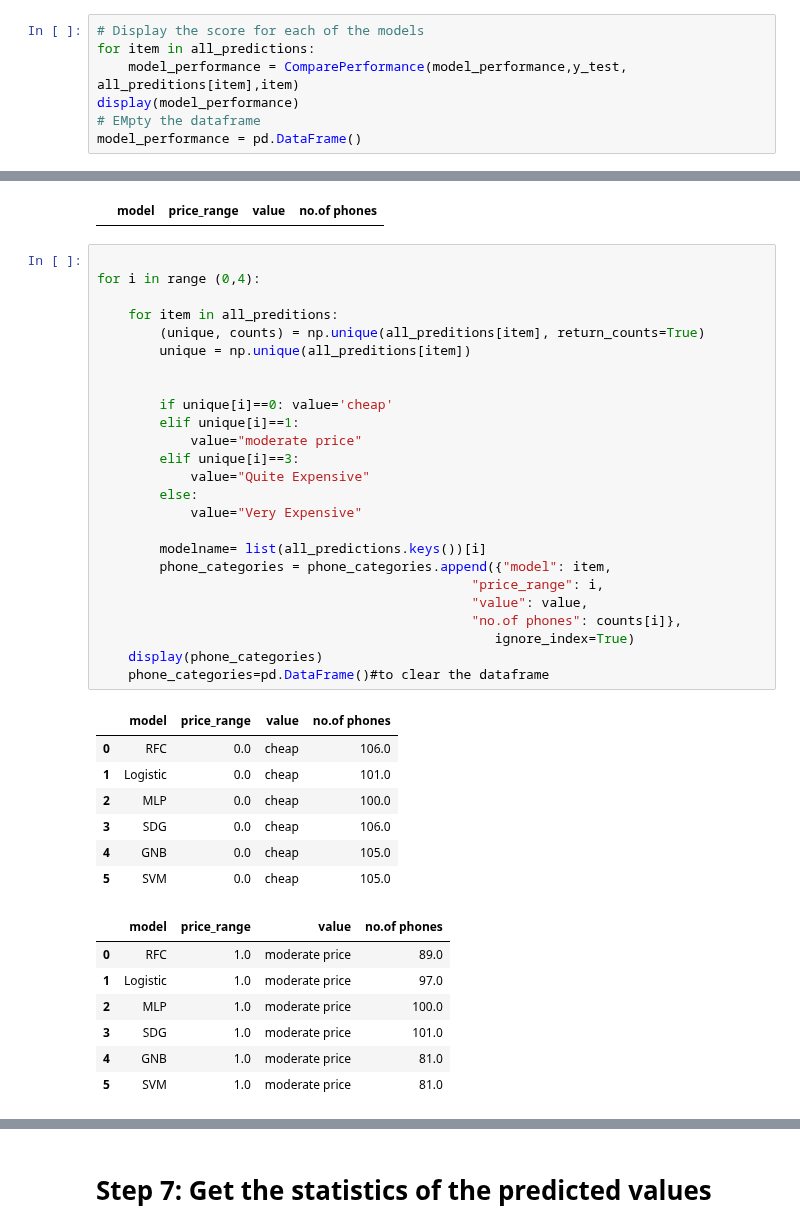
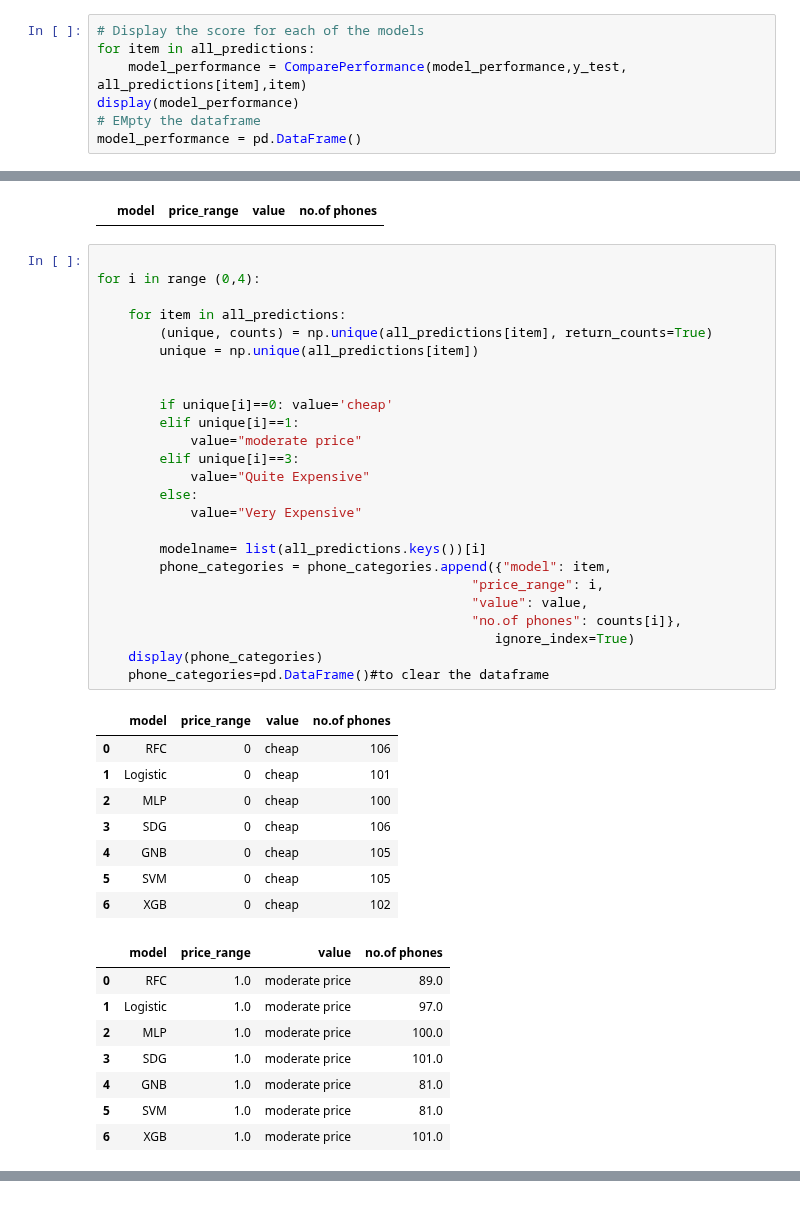
Before and after one commit to ednamilgo/Machine-Learning, a Jupyter notebook: multipleClassifiers.ipynb, the cells around one changed output, grey strips where cells are left out. Saved outputs shown, nothing was run; the diff lists cells and outputs as text.

```diff
--- a/multipleClassifiers.ipynb
+++ b/multipleClassifiers.ipynb
@@ -260,7 +242,7 @@ def ComparePerformance(model_performance,y_test, y_pred,model_name=None):
 # %%
 # Display the score for each of the models
 for item in all_predictions:
-    model_performance = ComparePerformance(model_performance,y_test, all_preditions[item],item)
+    model_performance = ComparePerformance(model_performance,y_test, all_predictions[item],item)
 display(model_performance)
 # EMpty the dataframe
 model_performance = pd.DataFrame()
@@ -274,36 +263,37 @@ phone_categories
 # %%
 
 for i in range (0,4):
 
-    for item in all_preditions:
-        (unique, counts) = np.unique(all_preditions[item], return_counts=True)
-        unique = np.unique(all_preditions[item])
+    for item in all_predictions:
+        (unique, counts) = np.unique(all_predictions[item], return_counts=True)
+        unique = np.unique(all_predictions[item])
 
 
         if unique[i]==0: value='cheap'
         elif unique[i]==1:
             value="moderate price"
         elif unique[i]==3:
             value="Quite Expensive"
         else:
             value="Very Expensive"
 
         modelname= list(all_predictions.keys())[i]
         phone_categories = phone_categories.append({"model": item,
                                                 "price_range": i,
                                                 "value": value,
                                                 "no.of phones": counts[i]},
                                                    ignore_index=True)
     display(phone_categories)
     phone_categories=pd.DataFrame()#to clear the dataframe
 # %% [output]
 |  | model | price_range | value | no.of phones |
-| 0 | RFC | 0.0 | cheap | 106.0 |
-| 1 | Logistic | 0.0 | cheap | 101.0 |
-| 2 | MLP | 0.0 | cheap | 100.0 |
-| 3 | SDG | 0.0 | cheap | 106.0 |
-| 4 | GNB | 0.0 | cheap | 105.0 |
-| 5 | SVM | 0.0 | cheap | 105.0 |
+| 0 | RFC | 0 | cheap | 106 |
+| 1 | Logistic | 0 | cheap | 101 |
+| 2 | MLP | 0 | cheap | 100 |
+| 3 | SDG | 0 | cheap | 106 |
+| 4 | GNB | 0 | cheap | 105 |
+| 5 | SVM | 0 | cheap | 105 |
+| 6 | XGB | 0 | cheap | 102 |
 |  | model | price_range | value | no.of phones |
 | 0 | RFC | 1.0 | moderate price | 89.0 |
 | 1 | Logistic | 1.0 | moderate price | 97.0 |
@@ -311,6 +301,7 @@ for i in range (0,4):
 | 3 | SDG | 1.0 | moderate price | 101.0 |
 | 4 | GNB | 1.0 | moderate price | 81.0 |
 | 5 | SVM | 1.0 | moderate price | 81.0 |
+| 6 | XGB | 1.0 | moderate price | 101.0 |
 |  | model | price_range | value | no.of phones |
 | 0 | RFC | 2.0 | Very Expensive | 102.0 |
 | 1 | Logistic | 2.0 | Very Expensive | 88.0 |
@@ -328,2 +320,0 @@ for i in range (0,4):
-# %% [markdown]
-# Step 7: Get the statistics of the predicted values
```
Also changed, not shown: parts of 7 cells of this notebook.
